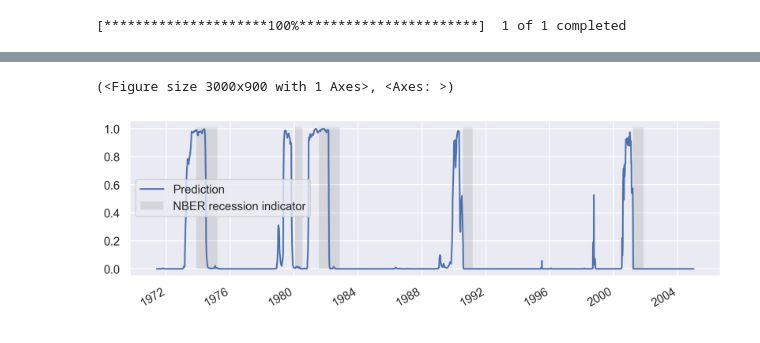
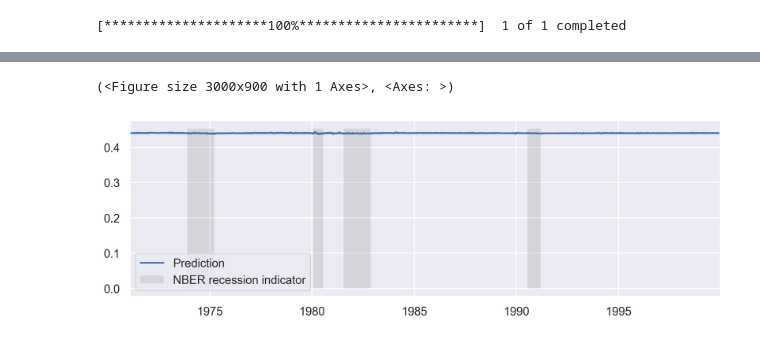
Before and after one commit to AmineMahdioui/projet-de-fin-d-annee, a Jupyter notebook: New try LSTM.ipynb, the cells around one changed output, grey strips where cells are left out. Saved outputs shown, nothing was run; the diff lists cells and outputs as text; code cells hidden in the pictures.

Commit message:
trying model tunning

```diff
--- a/New try LSTM.ipynb
+++ b/New try LSTM.ipynb
@@ -275,4 +322,4 @@ from tensorflow.keras.callbacks import ModelCheckpoint
 
 PT_path='Model/CNN2-LSTM-test'
 f1 = EarlyStopping(monitor='recall', mode='max', verbose=1, patience=30)
-f2 = ModelCheckpoint(filepath=PT_path, monitor='recall', mode='max', verbose=0, save_best_only=True)
+f2 = ModelCheckpoint(filepath=PT_path, monitor='val_recall', mode='max', verbose=0, save_best_only=True)
@@ -326,0 +496,10 @@ Epoch 100/100
+# %%
+
+# Get the best model
+best_model = tuner.get_best_models(num_models=1)[0]
+best_hyperparameters = tuner.get_best_hyperparameters(num_trials=1)[0]
+
+# Compile the best model
+best_model.compile(optimizer='adam',
+                   metrics=['Recall', 'Precision', 'AUC', 'mse'],
+                   loss=CustomLoss)
@@ -352,0 +532,18 @@ trainResults= pd.DataFrame()
+# %%
+def align_data(pred, origin):
+    aligned = pd.DataFrame(columns=[f'pred{i}' for i in range(n_forecast)], index=pd.date_range(
+    start=origin.index[0], freq='D', periods=pred.shape[0]+n_forecast-1))
+    for i in range(len(pred)):
+        col=i % n_forecast
+        try:
+            aligned.iloc[i:i+n_forecast,col]=pred[i]
+        except IndexError:
+            break
+    CI=aligned.std(axis=1)* 1.96 / np.sqrt(aligned.shape[1])
+    mean=aligned.mean(axis=1)
+    aligned=pd.concat([mean,mean-CI,mean+CI],keys=['m','lc',"uc"],axis=1)
+    return aligned
+# %%
+prediction_train=best_model.predict(trainX)
+prediction_valid=best_model.predict(validX)
+prediction_test=best_model.predict(testX)
@@ -353,8 +554,10 @@ trainResults= pd.DataFrame()
 # %%
 min_length = min(len(df_for_training), len(prediction_train))
-trainResults['Actual']=df_for_training.iloc[-min_length:,-2]
-trainResults['Pred']=prediction_train[-min_length:]
-plot(trainResults['Pred'],trainResults['Actual'])
+trainResults= pd.DataFrame(index=df_for_training.iloc[-min_length:,-1].index)
+
+trainResults['Actual']=recessions
+trainResults['Pred']=align_data(prediction_train, df_for_training)['m']
+plot(trainResults['Pred'],trainResults["Actual"])
 # %% [output]
 (<Figure size 3000x900 with 1 Axes>, <Axes: >)
-[figure, old version]
+[figure, new version]
```
Also changed, not shown: parts of 38 cells of this notebook.
